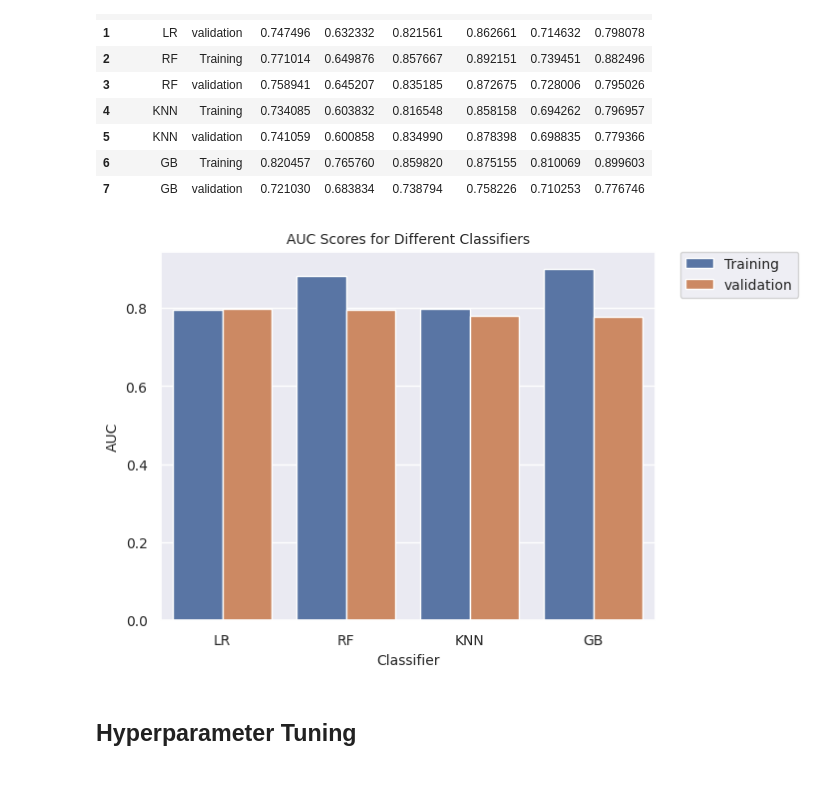
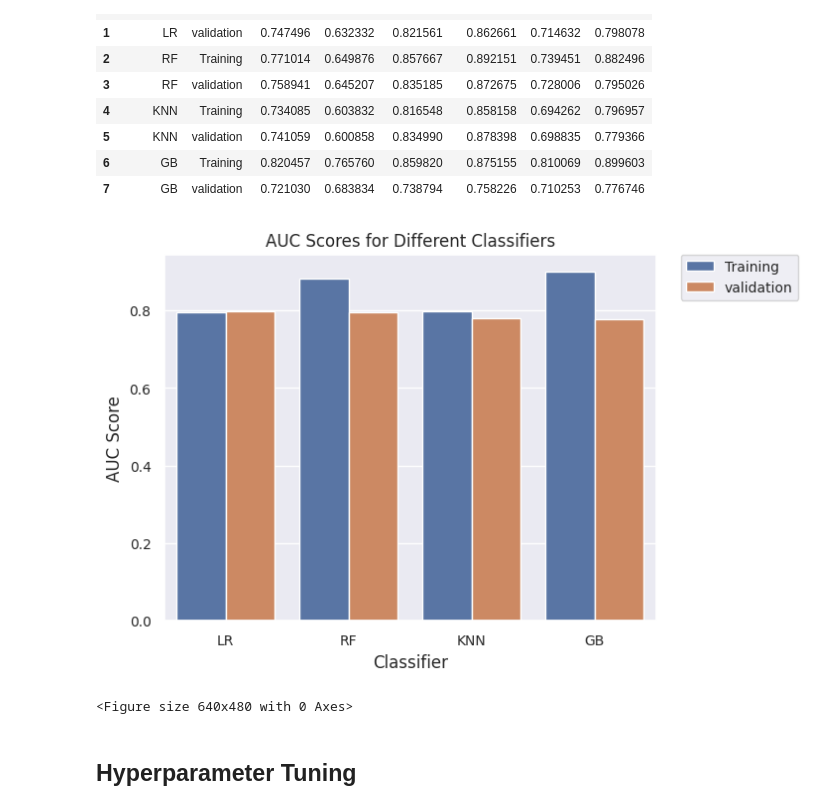
Before and after one commit to Amit-Ramrakhyani/Bank-Marketing, a Jupyter notebook: model.ipynb, the cells around one changed output. Drawn from its saved outputs; the diff is of its cells as text; code cells hidden in the pictures; blank space fills up the shorter version.

```diff
--- a/code.ipynb
+++ b/model.ipynb
@@ -965,22 +965,24 @@ results
 | 7 | GB | validation | 0.721030 | 0.683834 | 0.738794 | 0.758226 | 0.710253 | 0.776746 |
 # %%
 # Plotting the results
-
 import seaborn as sns
 import matplotlib.pyplot as plt
 
 sns.set_theme(style='darkgrid')
 
-ax = sns.barplot(x='Classifier', y='AUC', hue='Dataset', data=results)
-ax.set_xlabel('Classifier', fontsize=10)
-ax.set_ylabel('AUC', fontsize=10)
-ax.set_title('AUC Scores for Different Classifiers', fontsize=10)
-ax.tick_params(labelsize=10)
+sns.barplot(x='Classifier', y='AUC', hue='Dataset', data=results)
+plt.title('AUC Scores for Different Classifiers')
+plt.ylabel('AUC Score')
+plt.xlabel('Classifier')
+plt.tick_params(labelsize=10)
 
 plt.legend(bbox_to_anchor=(1.05, 1), loc=2, borderaxespad=0., fontsize=10)
 plt.show()
+
+plt.savefig('data/balanced/auc_scores.png')
 # %% [output]
-[figure, old version]
+[figure, new version]
+<Figure size 640x480 with 0 Axes>
 # %% [markdown]
 ## Hyperparameter Tuning
 # %% [markdown]
```
Also changed, not shown: parts of 9 cells of this notebook, 9 other files.
